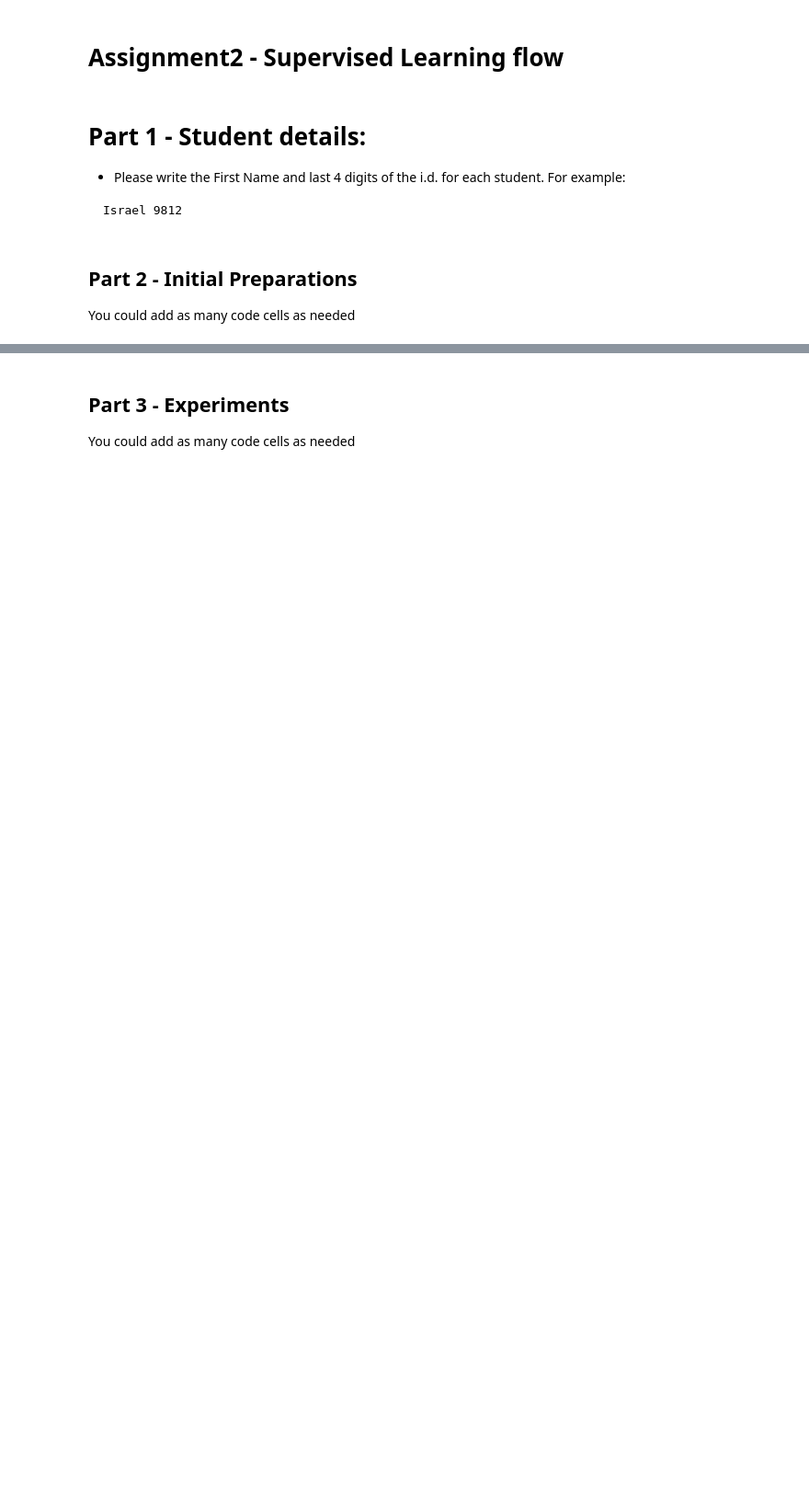
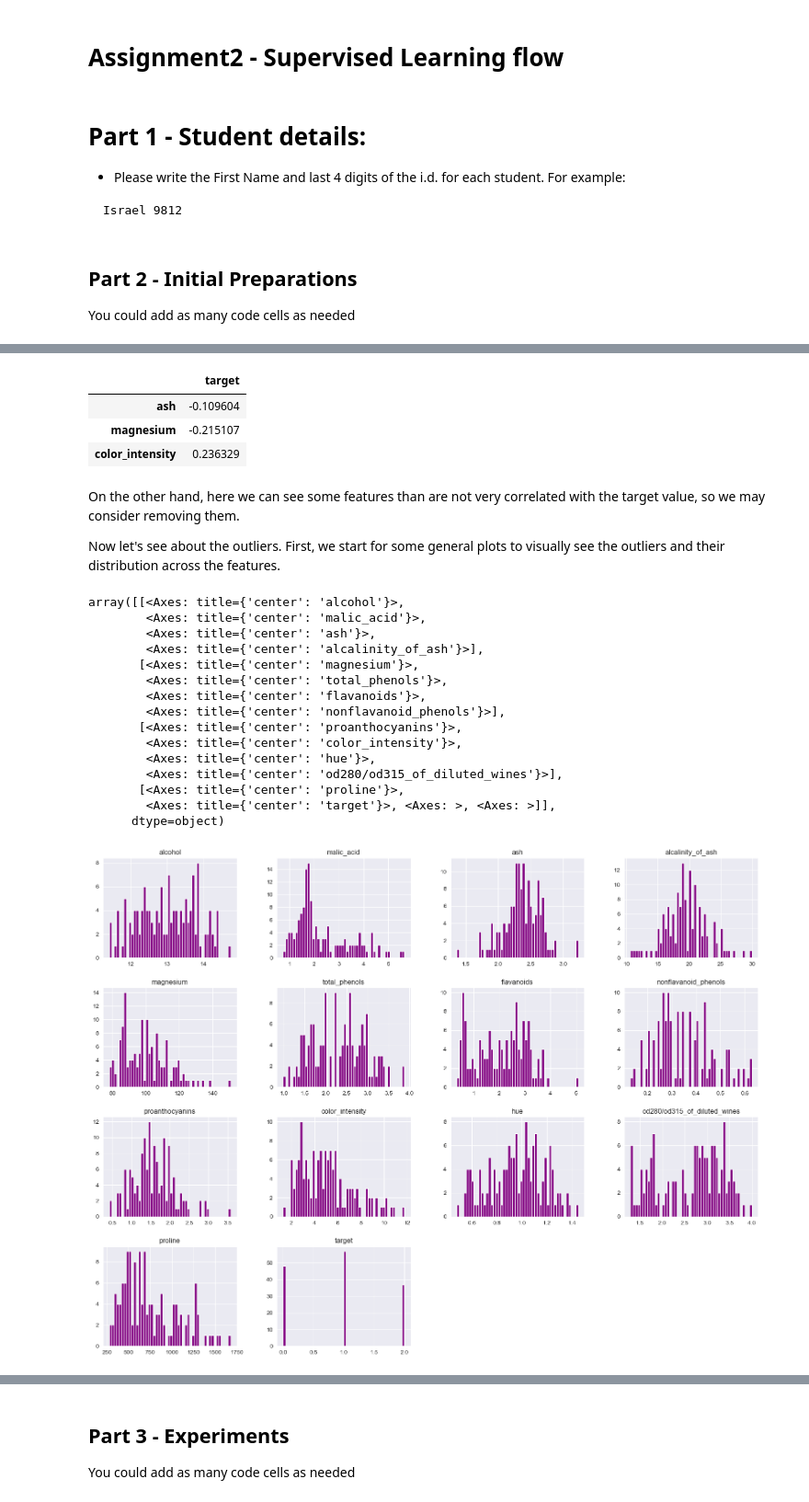
Before and after one commit to Natans8/ML_course_task2, a Jupyter notebook: Assignment2_supervised_learning_flow.ipynb, the cells around one changed output, grey strips where cells are left out. Shown at 92% size. Drawn from its saved outputs; the diff is of its cells as text; code cells hidden in the pictures; blank space fills up the shorter version.

```diff
--- a/Assignment2_supervised_learning_flow.ipynb
+++ b/Assignment2_supervised_learning_flow.ipynb
@@ -39,0 +161,32 @@ y_train = data_train['target']
+# %%
+low_corr = corr[(corr['target'].abs() < 0.3)].dropna(how='all')[['target']]
+low_corr
+# %% [output]
+|  | target |
+| ash | -0.109604 |
+| magnesium | -0.215107 |
+| color_intensity | 0.236329 |
+# %% [markdown]
+On the other hand, here we can see some features than are not very correlated with the target value, so we may consider removing them.
+
+Now let's see about the outliers.
+First, we start for some general plots to visually see the outliers and their distribution across the features.
+# %%
+data_train.hist(bins=50, figsize=(20,15), color='purple')
+# %% [output]
+array([[<Axes: title={'center': 'alcohol'}>,
+        <Axes: title={'center': 'malic_acid'}>,
+        <Axes: title={'center': 'ash'}>,
+        <Axes: title={'center': 'alcalinity_of_ash'}>],
+       [<Axes: title={'center': 'magnesium'}>,
+        <Axes: title={'center': 'total_phenols'}>,
+        <Axes: title={'center': 'flavanoids'}>,
+        <Axes: title={'center': 'nonflavanoid_phenols'}>],
+       [<Axes: title={'center': 'proanthocyanins'}>,
+        <Axes: title={'center': 'color_intensity'}>,
+        <Axes: title={'center': 'hue'}>,
+        <Axes: title={'center': 'od280/od315_of_diluted_wines'}>],
+       [<Axes: title={'center': 'proline'}>,
+        <Axes: title={'center': 'target'}>, <Axes: >, <Axes: >]],
+      dtype=object)
+[figure, added]
```
Also changed, not shown: parts of 26 cells of this notebook.
